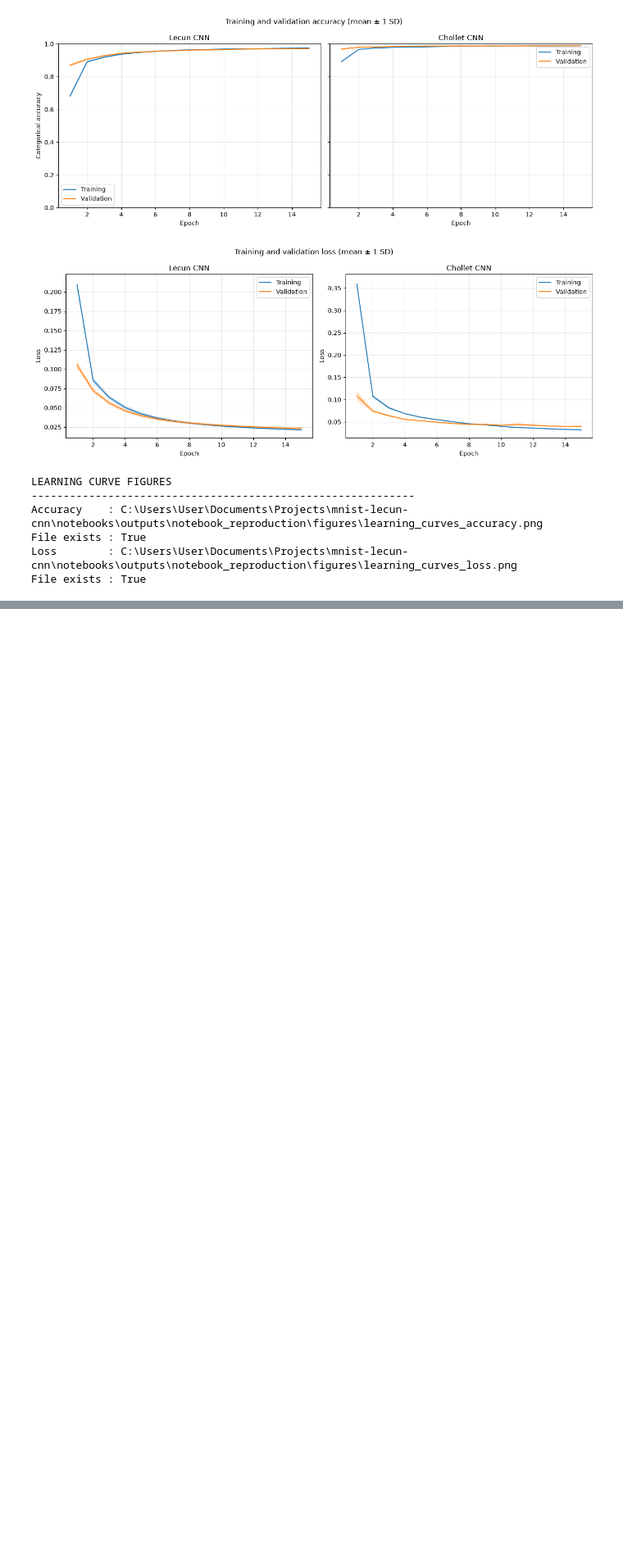
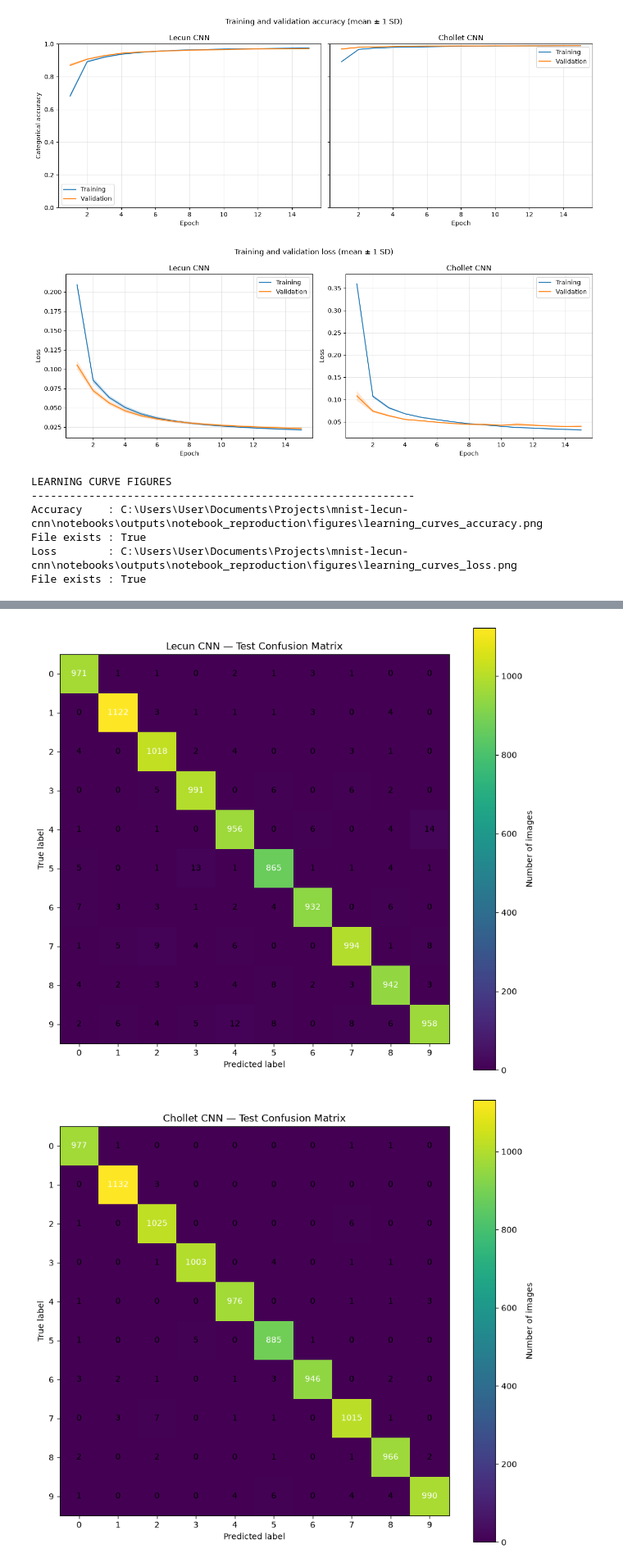
Before and after one commit to CyrilCele/mnist-lecun-cnn, a Jupyter notebook: notebooks/mnist_cnn_comparison.ipynb, the cells around one changed output, grey strips where cells are left out. Shown at 82% size. Cells and saved outputs as stored; diff of their text form; code cells hidden in the pictures; blank space fills up the shorter version.

Commit message:
update analysis.py

```diff
--- a/notebooks/mnist_cnn_comparison.ipynb
+++ b/notebooks/mnist_cnn_comparison.ipynb
@@ -870,0 +892,16 @@ File exists : True
+# %%
+confusion_matrix_paths = plot_confusion_matrices(
+    analysis_inputs,
+    figure_dir,
+    show=True,
+)
+
+print("CONFUSION MATRIX FIGURES")
+print("-" * 60)
+
+for model_name, figure_path in confusion_matrix_paths.items():
+    print(f"{model_name.capitalize():<12}: {figure_path.resolve()}")
+    print(f"{'File exists':<12}: {figure_path.exists()}")
+# %% [output]
+[figure, added]
+[figure, added]
```
Also changed, not shown: parts of 5 cells of this notebook, 5 other files.
